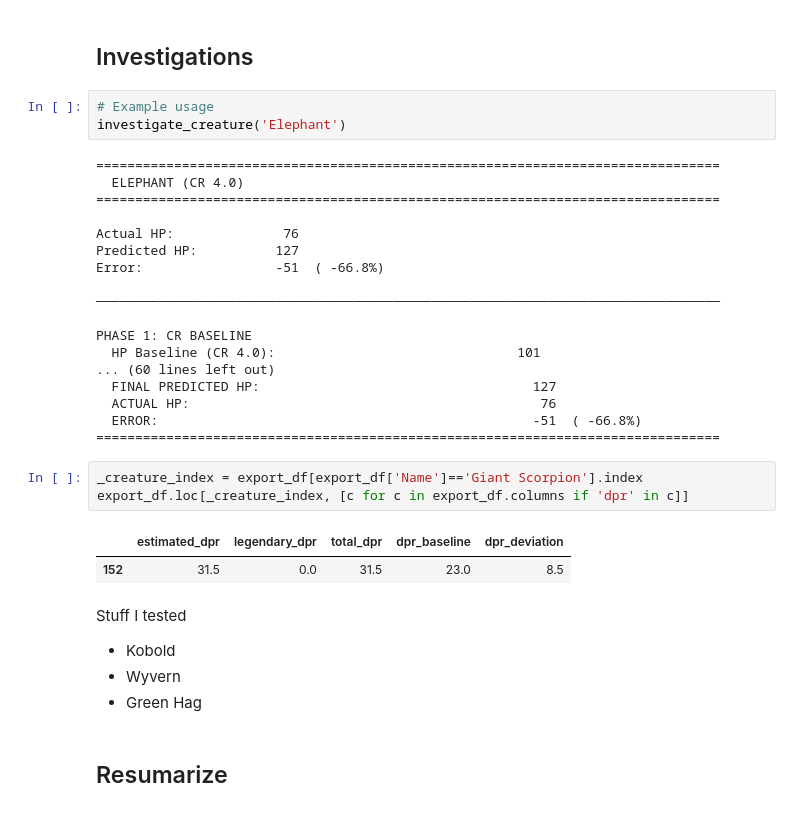
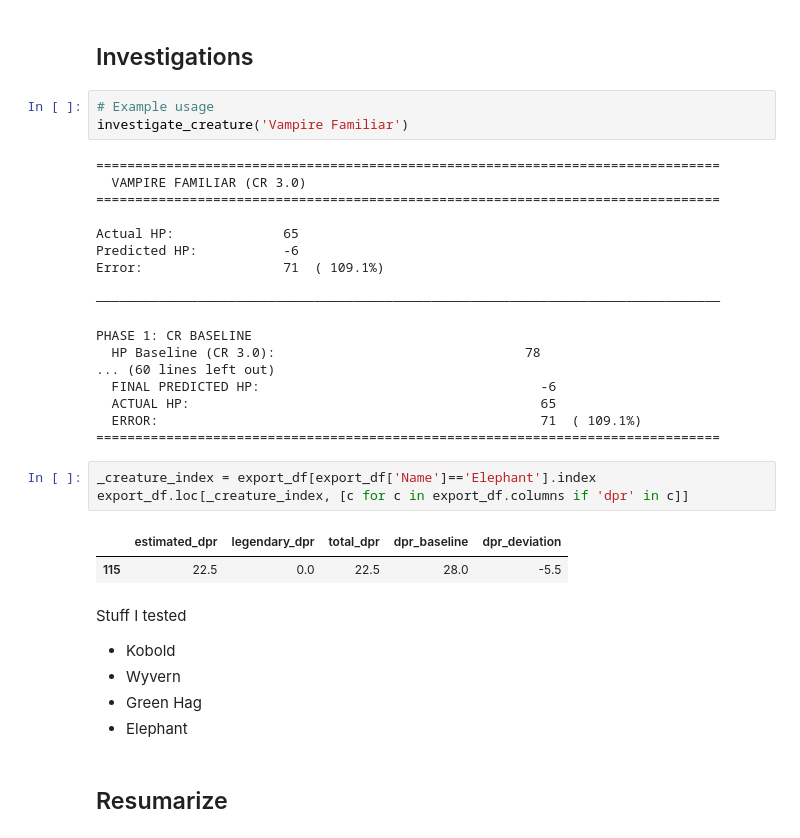
Before and after one commit to conorbarryhoke/matrix_v0, a Jupyter notebook: notebooks/three_tier_hp_model_merged.ipynb, the cells around one changed output. Cells and saved outputs as stored; diff of their text form.

```diff
--- a/notebooks/three_tier_hp_model_merged.ipynb
+++ b/notebooks/three_tier_hp_model_merged.ipynb
@@ -2939,36 +3023,37 @@ def investigate_creature(creature_name):
 ## Investigations
 # %%
 # Example usage
-investigate_creature('Elephant')
+investigate_creature('Vampire Familiar')
 # %% [output]
 ================================================================================
-  ELEPHANT (CR 4.0)
+  VAMPIRE FAMILIAR (CR 3.0)
 ================================================================================
 
-Actual HP:              76
-Predicted HP:          127
-Error:                 -51  ( -66.8%)
+Actual HP:              65
+Predicted HP:           -6
+Error:                  71  ( 109.1%)
 
 ────────────────────────────────────────────────────────────────────────────────
 
 PHASE 1: CR BASELINE
-  HP Baseline (CR 4.0):                               101
+  HP Baseline (CR 3.0):                                78
 ... (60 lines left out)
-  FINAL PREDICTED HP:                                   127
-  ACTUAL HP:                                             76
-  ERROR:                                                -51  ( -66.8%)
+  FINAL PREDICTED HP:                                    -6
+  ACTUAL HP:                                             65
+  ERROR:                                                 71  ( 109.1%)
 ================================================================================
 # %%
-_creature_index = export_df[export_df['Name']=='Giant Scorpion'].index
+_creature_index = export_df[export_df['Name']=='Elephant'].index
 export_df.loc[_creature_index, [c for c in export_df.columns if 'dpr' in c]]
 # %% [output]
 |  | estimated_dpr | legendary_dpr | total_dpr | dpr_baseline | dpr_deviation |
-| 152 | 31.5 | 0.0 | 31.5 | 23.0 | 8.5 |
+| 115 | 22.5 | 0.0 | 22.5 | 28.0 | -5.5 |
 # %% [markdown]
 Stuff I tested
 * Kobold
 * Wyvern
 * Green Hag
+* Elephant
 # %% [markdown]
 ## Resumarize
 # %%
```
Also changed, not shown: parts of 6 cells of this notebook, 1 other file.
